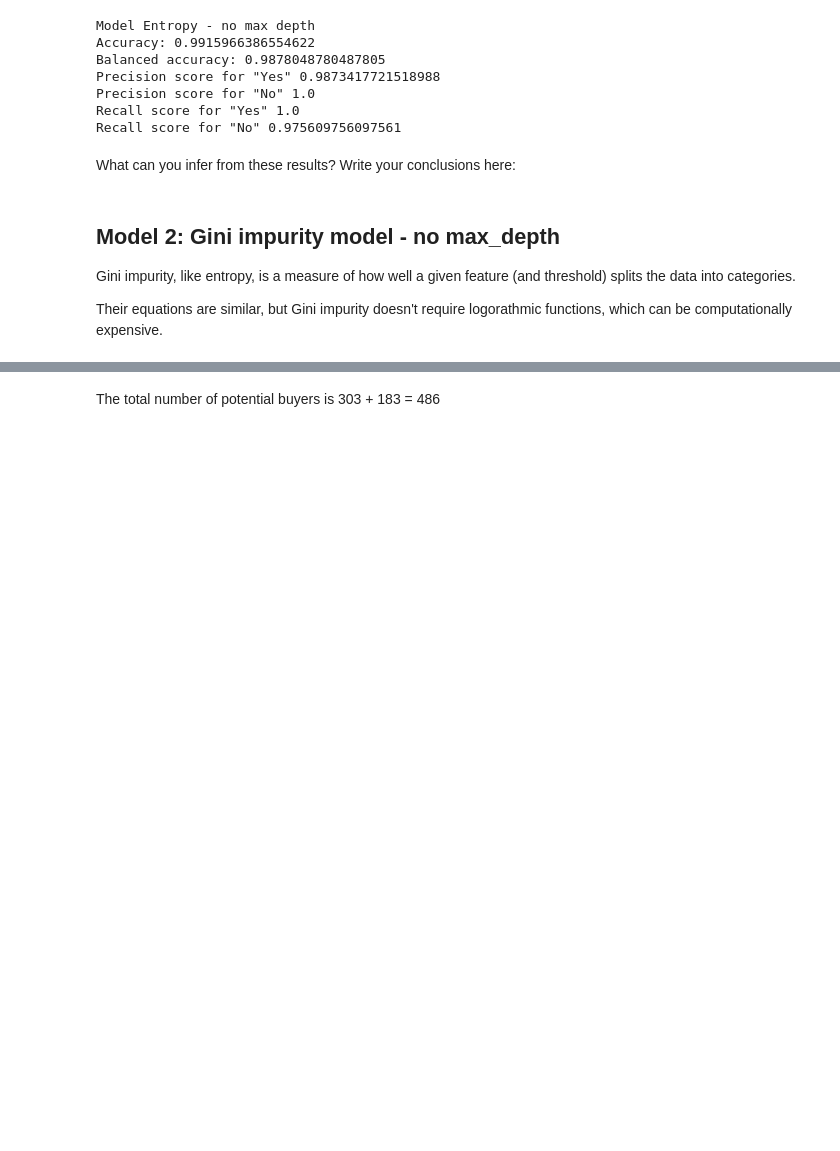
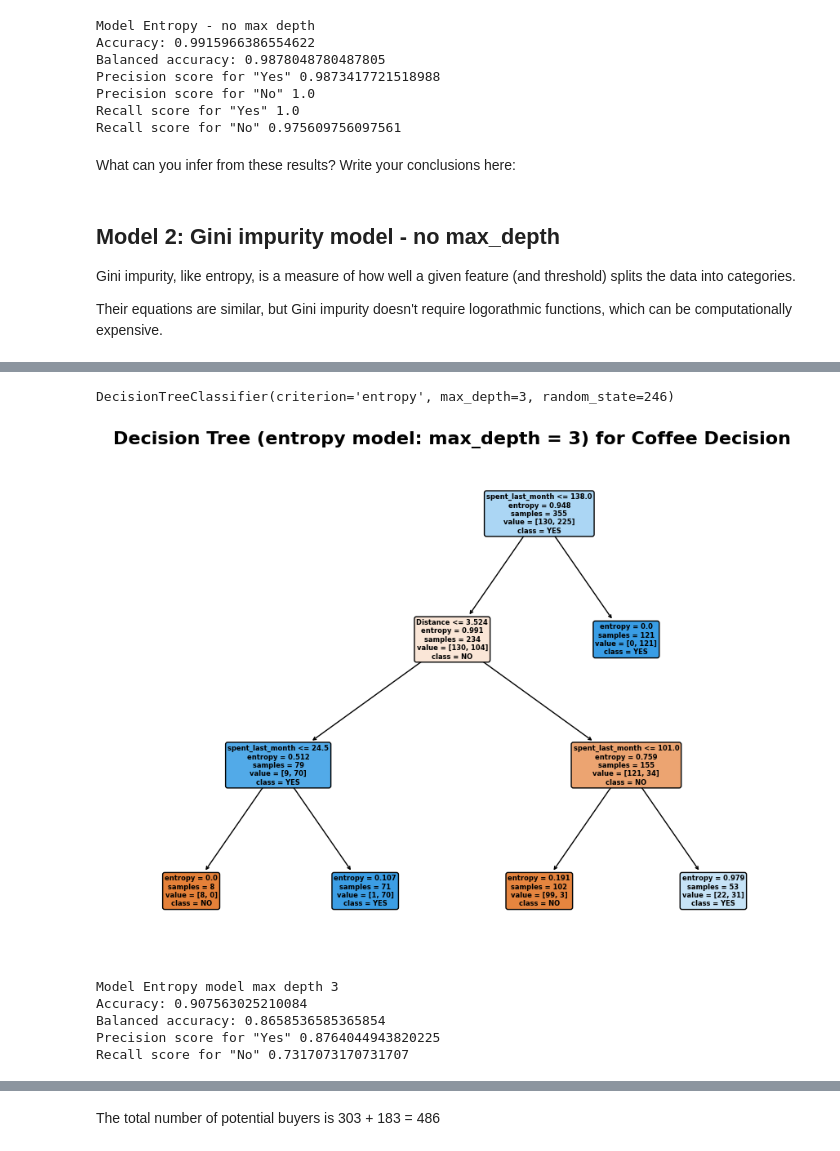
Before and after one commit to jonnross88/Springboard, a Jupyter notebook: u14_supervised_learning/Decision Tree Specialty Coffee Case Study/Springboard Decision Tree Specialty Coffee Case Study - Tier 3.ipynb, the cells around one changed output, grey strips where cells are left out. Drawn from its saved outputs; the diff is of its cells as text; code cells hidden in the pictures; blank space fills up the shorter version.

```diff
--- a/u14_supervised_learning/Decision Tree Specialty Coffee Case Study/Springboard Decision Tree Specialty Coffee Case Study - Tier 3.ipynb
+++ b/u14_supervised_learning/Decision Tree Specialty Coffee Case Study/Springboard Decision Tree Specialty Coffee Case Study - Tier 3.ipynb
@@ -536,0 +522,46 @@ _ _ _
+# %%
+# Made a model as before, but call it entr_model2, and make the max_depth parameter equal to 3.
+# Execute the fitting, predicting, and Series operations as before
+entr_model2 = tree.DecisionTreeClassifier(
+    criterion="entropy", max_depth=3, random_state=246
+)
+entr_model2.fit(X_train, y_train)
+y_pred = entr_model2.predict(X_test)
+y_pred = pd.Series(y_pred)
+entr_model2
+# %% [output]
+DecisionTreeClassifier(criterion='entropy', max_depth=3, random_state=246)
+# %%
+# As before, we need to visualize the tree to grasp its nature
+fig, ax = plt.subplots(figsize=(11, 8))
+tree.plot_tree(
+    entr_model2,
+    filled=True,
+    rounded=True,
+    feature_names=X.columns,
+    class_names=entr_model2.classes_,
+    fontsize=6,
+)
+plt.title(
+    "Decision Tree (entropy model: max_depth = 3) for Coffee Decision", fontsize=16
+)
+plt.show()
+# Alternatively for class_names use entr_model2.classes_
+# %% [output]
+[figure, added]
+# %%
+# Run this block for model evaluation
+print("Model Entropy model max depth 3")
+print("Accuracy:", metrics.accuracy_score(y_test, y_pred))
+print("Balanced accuracy:", metrics.balanced_accuracy_score(y_test, y_pred))
+print(
+    'Precision score for "Yes"',
+    metrics.precision_score(y_test, y_pred, pos_label="YES"),
+)
+print('Recall score for "No"', metrics.recall_score(y_test, y_pred, pos_label="NO"))
+# %% [output]
+Model Entropy model max depth 3
+Accuracy: 0.907563025210084
+Balanced accuracy: 0.8658536585365854
+Precision score for "Yes" 0.8764044943820225
+Recall score for "No" 0.7317073170731707
```
Also changed, not shown: parts of 67 cells of this notebook.
